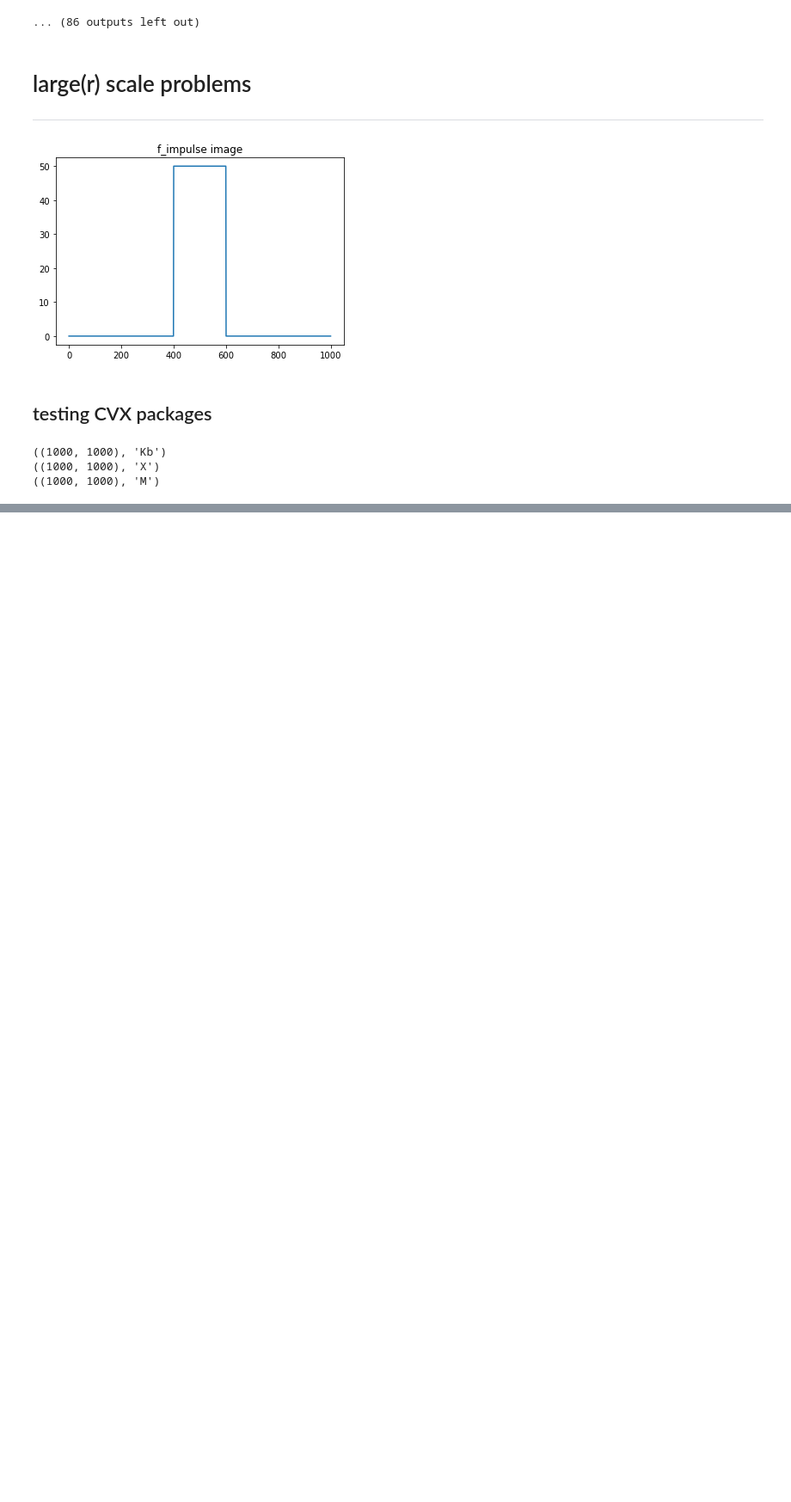
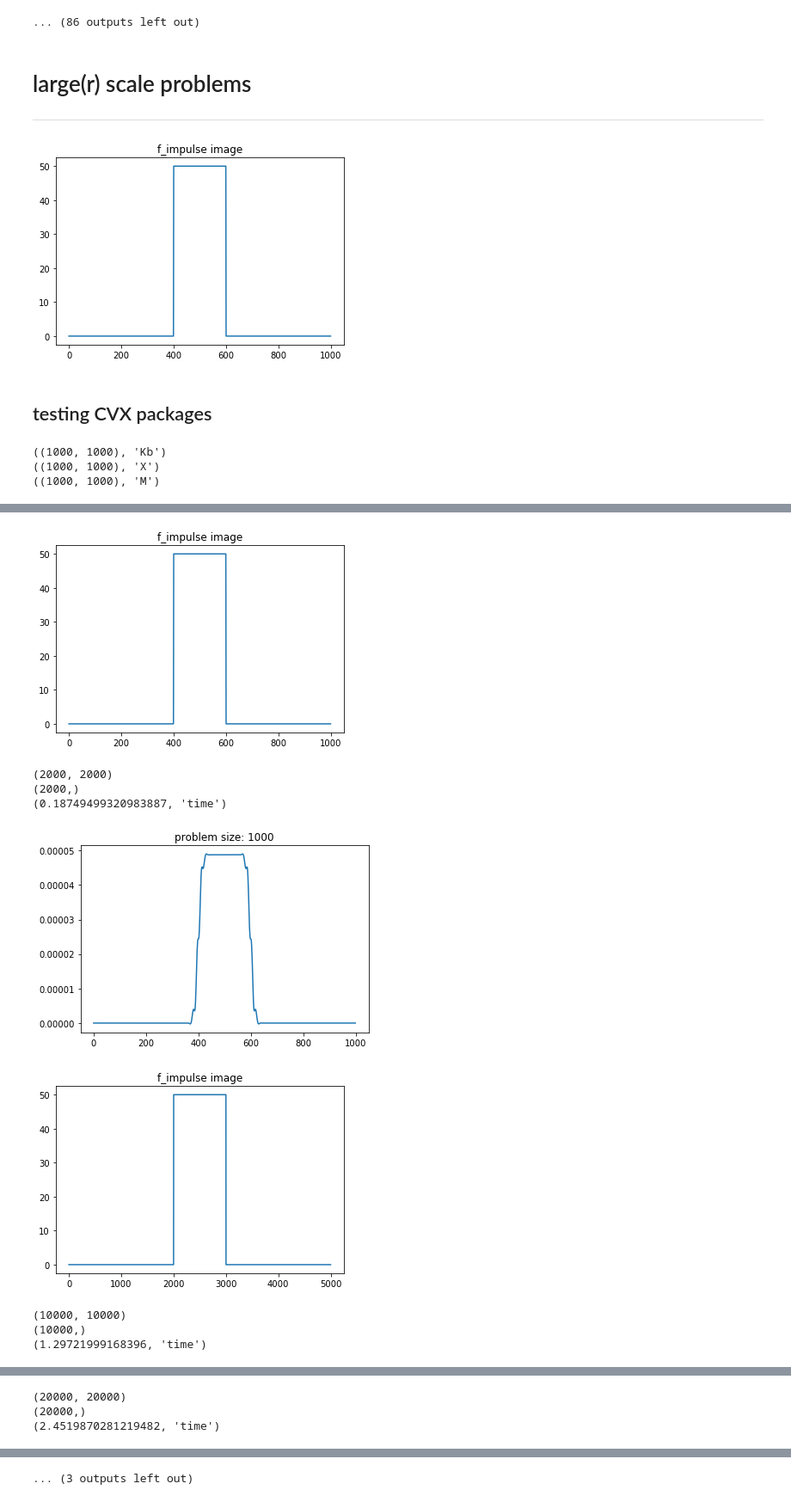
Before and after one commit to zimmerman-cole/ill-condition, a Jupyter notebook: code/hotelling_template_examples.ipynb, the cells around one changed output, grey strips where cells are left out. Shown at 86% size. Cells and saved outputs as stored; diff of their text form; code cells hidden in the pictures; blank space fills up the shorter version.

```diff
--- a/code/hotelling_template_examples.ipynb
+++ b/code/hotelling_template_examples.ipynb
@@ -309,0 +454,76 @@ sb = X.dot(f)
+# %%
+nn = [1e3, 5e3, 1e4, 5e4, 1e5] #, 5e4, 1e5]
+nn = [int(n) for n in nn]
+
+for n in nn:
+    # dimensions -----------------------------------------------------------------------------------
+    n = n   # number of pixels in image space
+    m = n   # number of pixels in data space
+    k = n   # number of pixels in ROI
+
+    # sparsity and regularization
+    sparse = True
+    B = iden(n)
+    lam = 1
+
+    # gaussian blur parameters
+    sigma = 3
+    t = 10
+
+    # create 1D image
+    f = blur.gen_f(n=n)
+
+    ## generate problem
+    # generate instance ----------------------------------------------------------------------------
+    K_diag = 1.*np.ones(m)
+    Kb, X, M = util.gen_instance_1d(m=m, n=n, k=k, K_diag=K_diag, sigma=sigma, t=t, sparse=sparse)
+
+    # compute blurred image (data signal)
+    sb = X.dot(f)
+
+    ## solve problem -------------------------------------------------------------------------------
+
+    Z = (X.T.dot(X) + lam*B.T.dot(B))
+
+    t0 = time.time()
+    A11 = X.T.dot(Kb).dot(X)
+    A12 = Z.dot(iden(n) - M.T.dot(M))
+    A21 = A12.T
+    A22 = np.zeros([n,n])
+    A = sps.bmat([[A11,A12], [A21,None]])
+    print(A.shape)
+
+    b1 = X.T.dot(sb)
+    b = np.concatenate([b1, np.zeros(n)])
+    print(b.shape)
+
+    # phrase as cvxopt problem --------------------------------------------------------------------
+
+    v = cvx.Variable(2*n)
+    cost = cvx.norm( cvx.mul_elemwise(1., A*v) - b )
+    objective = cvx.Minimize( cvx.norm(v) + cost )
+#     constraints = [v[0:n] >= 0]
+    prob = cvx.Problem(objective)
+    result = prob.solve()
+
+    u = v.value[0:n]
+    u = np.array(u)
+    w = M.dot(Z).dot(u)
+
+    t1 = time.time()
+    print(t1-t0, "time")
+
+    # plot
+    plt.plot(w)
+    plt.title("problem size: "+str(n))
+    plt.show()
+# %% [output]
+[figure, added]
+(2000, 2000)
+(2000,)
+(0.18749499320983887, 'time')
+[figure, added]
+[figure, added]
+(10000, 10000)
+(10000,)
+(1.29721999168396, 'time')
@@ -309,0 +532,3 @@ sb = X.dot(f)
+(20000, 20000)
+(20000,)
+(2.4519870281219482, 'time')
@@ -309,0 +541 @@ sb = X.dot(f)
+... (3 outputs left out)
```
Also changed, not shown: parts of 13 cells of this notebook.
